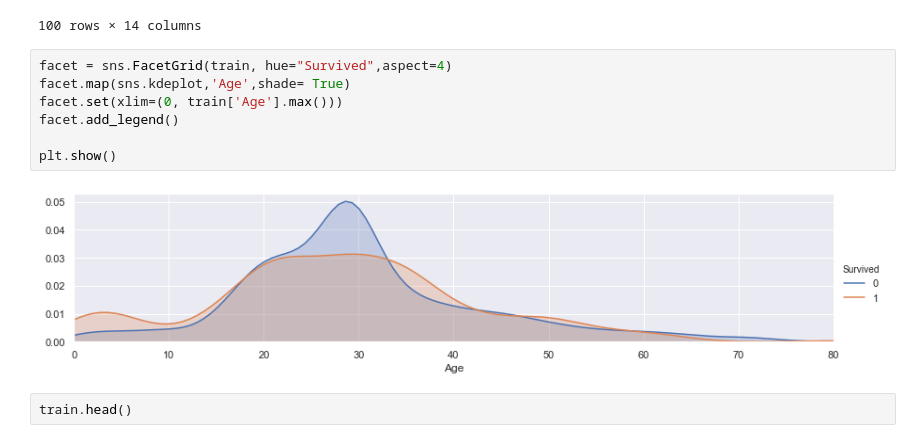
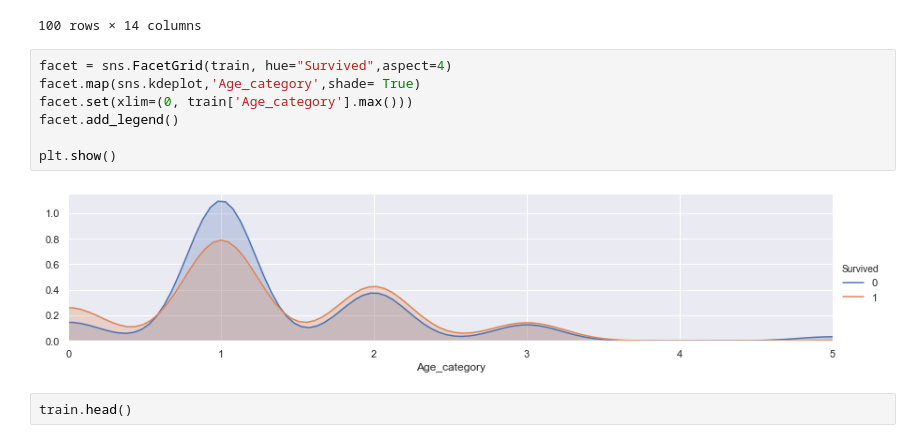
Before and after one commit to JoannaKang/Kaggle-Titanic, a Jupyter notebook: Titanic.ipynb, the cells around one changed output. Drawn from its saved outputs; the diff is of its cells as text.

```diff
--- a/Titanic.ipynb
+++ b/Titanic.ipynb
@@ -485,13 +485,13 @@ train.head(100)
 100 rows × 14 columns
 # %%
 facet = sns.FacetGrid(train, hue="Survived",aspect=4)
-facet.map(sns.kdeplot,'Age',shade= True)
-facet.set(xlim=(0, train['Age'].max()))
+facet.map(sns.kdeplot,'Age_category',shade= True)
+facet.set(xlim=(0, train['Age_category'].max()))
 facet.add_legend()
 
 plt.show()
 # %% [output]
-[figure, old version]
+[figure, new version]
 # %%
 train.head()
 # %% [output]
```
Also changed, not shown: parts of 13 cells of this notebook.
